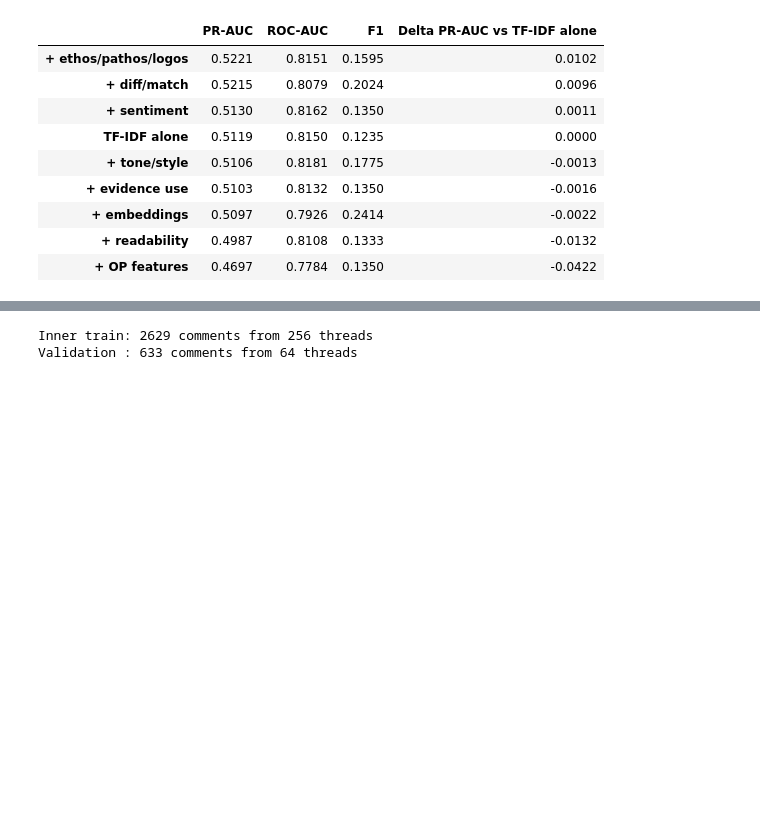
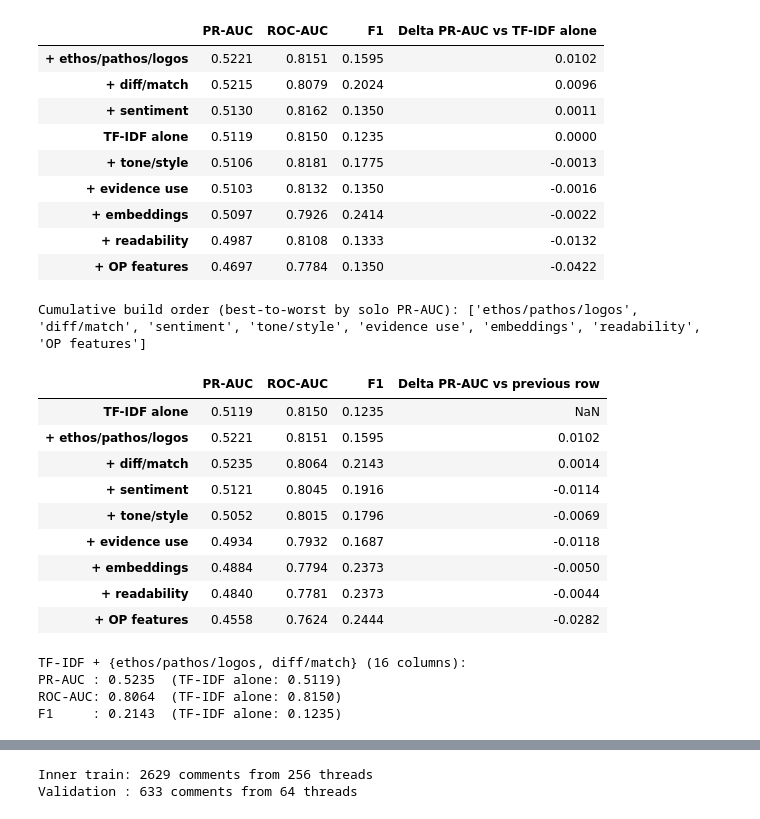
Before and after one commit to jct-nlp/change-my-view-2025, a Jupyter notebook: this work/04.2_baseline_comparison.ipynb, the cells around one changed output, grey strips where cells are left out. Saved outputs shown, nothing was run; the diff lists cells and outputs as text; code cells hidden in the pictures; blank space fills up the shorter version.

```diff
--- a/this work/04.2_baseline_comparison.ipynb
+++ b/this work/04.2_baseline_comparison.ipynb
@@ -417,10 +262,13 @@ OP features         :  13 columns
 diff/match          :  13 columns
 embeddings          : 187 columns
 # %%
+from scipy.sparse import hstack, csr_matrix
+
 def evaluate_tfidf_plus_features(feature_cols, source_df=None):
-    """Fit TF-IDF + LogReg with the given engineered columns stacked on, unscaled (matching
-    the best-performing combination style from the Baselines section above). source_df lets
-    the untrusted-feature follow-up below pull columns that live in X_with_untrusted, not X."""
+    """Fit TF-IDF + LogReg with the given engineered columns stacked on, unscaled - TF-IDF's
+    own vectors are already L2-normalized per document, so no additional scaling is applied
+    to the engineered columns stacked alongside them. source_df lets the untrusted-feature
+    follow-up below pull columns that live in X_with_untrusted, not X."""
     if source_df is None:
         source_df = X
     X_extra_train = csr_matrix(source_df.iloc[train_idx][feature_cols].values)
@@ -448,7 +296,8 @@ for family, cols in FEATURE_FAMILIES.items():
 
 solo_df = pd.DataFrame(solo_results).T.round(4)
 solo_df['Delta PR-AUC vs TF-IDF alone'] = (solo_df['PR-AUC'] - tfidf_alone['PR-AUC']).round(4)
-solo_df.sort_values('PR-AUC', ascending=False)
+solo_df = solo_df.sort_values('PR-AUC', ascending=False)
+solo_df
 # %% [output]
 |  | PR-AUC | ROC-AUC | F1 | Delta PR-AUC vs TF-IDF alone |
 | + ethos/pathos/logos | 0.5221 | 0.8151 | 0.1595 | 0.0102 |
@@ -460,3 +309,50 @@ solo_df.sort_values('PR-AUC', ascending=False)
 | + embeddings | 0.5097 | 0.7926 | 0.2414 | -0.0022 |
 | + readability | 0.4987 | 0.8108 | 0.1333 | -0.0132 |
 | + OP features | 0.4697 | 0.7784 | 0.1350 | -0.0422 |
+# %%
+# Cumulative build order = solo-lift ranking (best first), read directly off solo_df above.
+# Families most likely to help are added first, so the running score should climb before
+# it declines, and decline steadily as weaker/harmful families are layered on afterward.
+family_order_by_solo = [name[2:] for name in solo_df.index if name.startswith('+ ')]
+print('Cumulative build order (best-to-worst by solo PR-AUC):', family_order_by_solo)
+
+cumulative_results = {'TF-IDF alone': tfidf_alone}
+cumulative_cols = []
+cumulative_cols_by_step = {}
+for family in family_order_by_solo:
+    cumulative_cols = cumulative_cols + FEATURE_FAMILIES[family]
+    cumulative_results[f'+ {family}'] = evaluate_tfidf_plus_features(cumulative_cols)
+    cumulative_cols_by_step[family] = list(cumulative_cols)
+
+cumulative_df = pd.DataFrame(cumulative_results).T.round(4)
+cumulative_df['Delta PR-AUC vs previous row'] = cumulative_df['PR-AUC'].diff().round(4)
+cumulative_df
+# %% [output]
+Cumulative build order (best-to-worst by solo PR-AUC): ['ethos/pathos/logos', 'diff/match', 'sentiment', 'tone/style', 'evidence use', 'embeddings', 'readability', 'OP features']
+|  | PR-AUC | ROC-AUC | F1 | Delta PR-AUC vs previous row |
+| TF-IDF alone | 0.5119 | 0.8150 | 0.1235 | NaN |
+| + ethos/pathos/logos | 0.5221 | 0.8151 | 0.1595 | 0.0102 |
+| + diff/match | 0.5235 | 0.8064 | 0.2143 | 0.0014 |
+| + sentiment | 0.5121 | 0.8045 | 0.1916 | -0.0114 |
+| + tone/style | 0.5052 | 0.8015 | 0.1796 | -0.0069 |
+| + evidence use | 0.4934 | 0.7932 | 0.1687 | -0.0118 |
+| + embeddings | 0.4884 | 0.7794 | 0.2373 | -0.0050 |
+| + readability | 0.4840 | 0.7781 | 0.2373 | -0.0044 |
+| + OP features | 0.4558 | 0.7624 | 0.2444 | -0.0282 |
+# %%
+# Solo results above flag exactly two families with a real (non-negligible) standalone lift:
+# ethos/pathos/logos (+0.0102) and diff/match (+0.0096). Every other family, including
+# sentiment (+0.0011), is roughly flat or negative. This tests whether just these two,
+# stacked together and nothing else, compound into a bigger lift than either alone.
+best_subset_cols = FEATURE_FAMILIES['ethos/pathos/logos'] + FEATURE_FAMILIES['diff/match']
+best_subset_result = evaluate_tfidf_plus_features(best_subset_cols)
+
+print(f'TF-IDF + {{ethos/pathos/logos, diff/match}} ({len(best_subset_cols)} columns):')
+print(f'PR-AUC : {best_subset_result["PR-AUC"]:.4f}  (TF-IDF alone: {tfidf_alone["PR-AUC"]:.4f})')
+print(f'ROC-AUC: {best_subset_result["ROC-AUC"]:.4f}  (TF-IDF alone: {tfidf_alone["ROC-AUC"]:.4f})')
+print(f'F1     : {best_subset_result["F1"]:.4f}  (TF-IDF alone: {tfidf_alone["F1"]:.4f})')
+# %% [output]
+TF-IDF + {ethos/pathos/logos, diff/match} (16 columns):
+PR-AUC : 0.5235  (TF-IDF alone: 0.5119)
+ROC-AUC: 0.8064  (TF-IDF alone: 0.8150)
+F1     : 0.2143  (TF-IDF alone: 0.1235)
```
Also changed, not shown: parts of 41 cells of this notebook.
